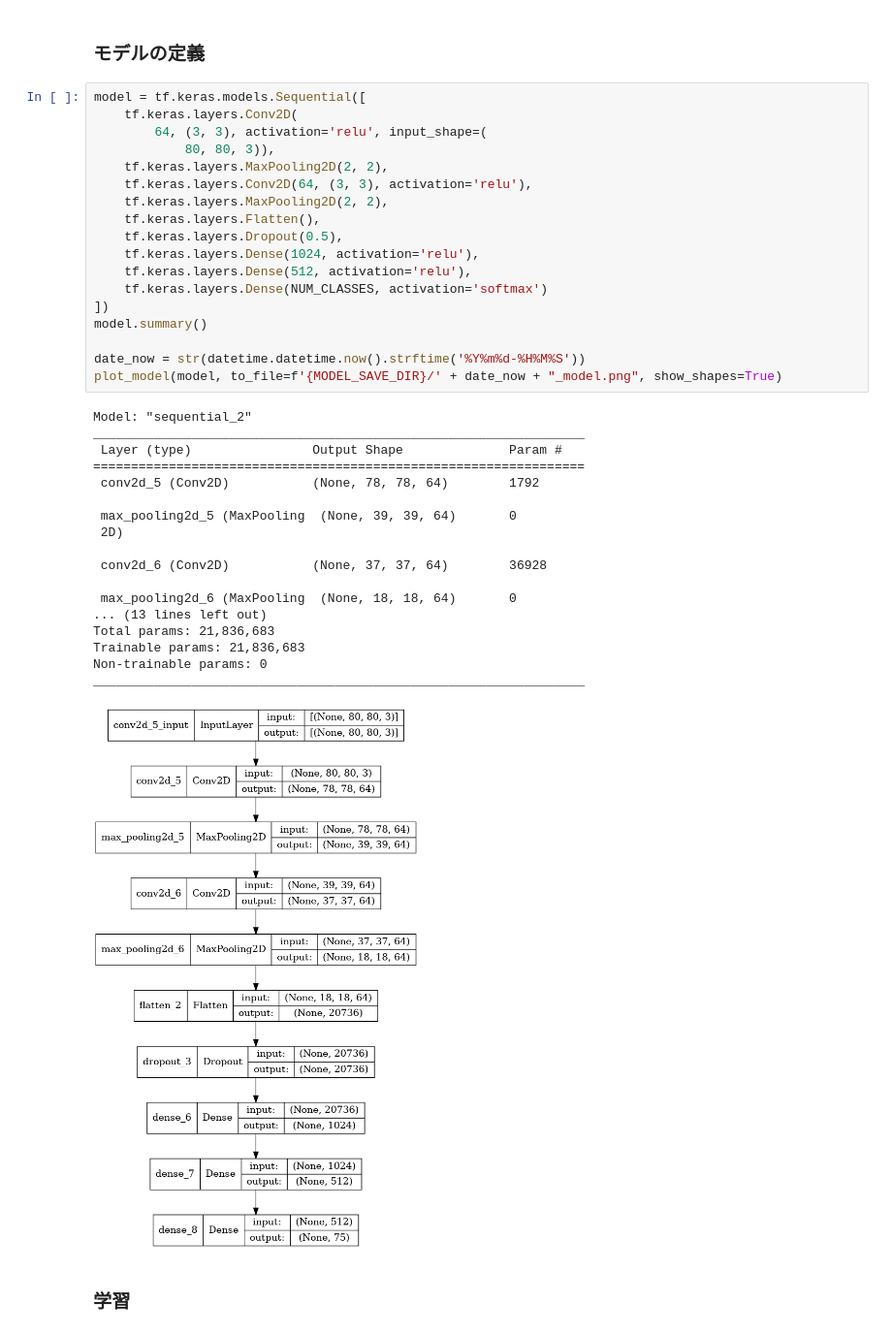
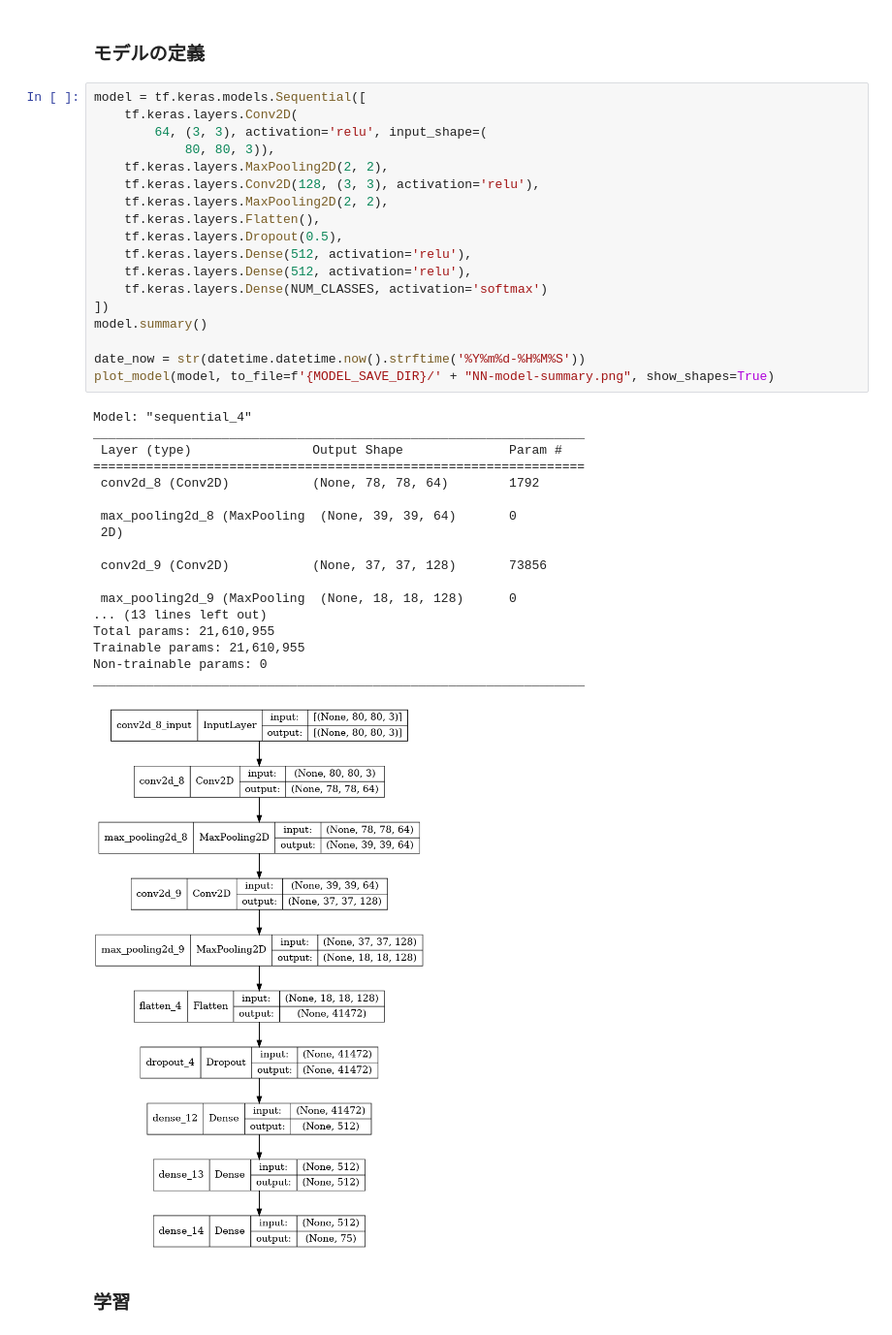
Before and after one commit to youngeek-0410/bingo-checker, a Jupyter notebook: programs/ML/machine_learning.ipynb, the cells around one changed output. Shown at 97% size. Cells and saved outputs as stored; diff of their text form.

```diff
--- a/programs/ML/machine_learning.ipynb
+++ b/programs/ML/machine_learning.ipynb
@@ -95,40 +170,40 @@ Found 225 images belonging to 75 classes.
 # %%
 model = tf.keras.models.Sequential([
     tf.keras.layers.Conv2D(
         64, (3, 3), activation='relu', input_shape=(
             80, 80, 3)),
     tf.keras.layers.MaxPooling2D(2, 2),
-    tf.keras.layers.Conv2D(64, (3, 3), activation='relu'),
+    tf.keras.layers.Conv2D(128, (3, 3), activation='relu'),
     tf.keras.layers.MaxPooling2D(2, 2),
     tf.keras.layers.Flatten(),
     tf.keras.layers.Dropout(0.5),
-    tf.keras.layers.Dense(1024, activation='relu'),
+    tf.keras.layers.Dense(512, activation='relu'),
     tf.keras.layers.Dense(512, activation='relu'),
     tf.keras.layers.Dense(NUM_CLASSES, activation='softmax')
 ])
 model.summary()
 
 date_now = str(datetime.datetime.now().strftime('%Y%m%d-%H%M%S'))
-plot_model(model, to_file=f'{MODEL_SAVE_DIR}/' + date_now + "_model.png", show_shapes=True)
+plot_model(model, to_file=f'{MODEL_SAVE_DIR}/' + "NN-model-summary.png", show_shapes=True)
 # %% [output]
-Model: "sequential_2"
+Model: "sequential_4"
 _________________________________________________________________
  Layer (type)                Output Shape              Param #
 =================================================================
- conv2d_5 (Conv2D)           (None, 78, 78, 64)        1792
+ conv2d_8 (Conv2D)           (None, 78, 78, 64)        1792
 
- max_pooling2d_5 (MaxPooling  (None, 39, 39, 64)       0
+ max_pooling2d_8 (MaxPooling  (None, 39, 39, 64)       0
  2D)
 
- conv2d_6 (Conv2D)           (None, 37, 37, 64)        36928
+ conv2d_9 (Conv2D)           (None, 37, 37, 128)       73856
 
- max_pooling2d_6 (MaxPooling  (None, 18, 18, 64)       0
+ max_pooling2d_9 (MaxPooling  (None, 18, 18, 128)      0
 ... (13 lines left out)
-Total params: 21,836,683
-Trainable params: 21,836,683
+Total params: 21,610,955
+Trainable params: 21,610,955
 Non-trainable params: 0
 _________________________________________________________________
-[figure, old version]
+[figure, new version]
 # %% [markdown]
 ### 学習
 # %%
```
Also changed, not shown: parts of 14 cells of this notebook, 3 other files.
